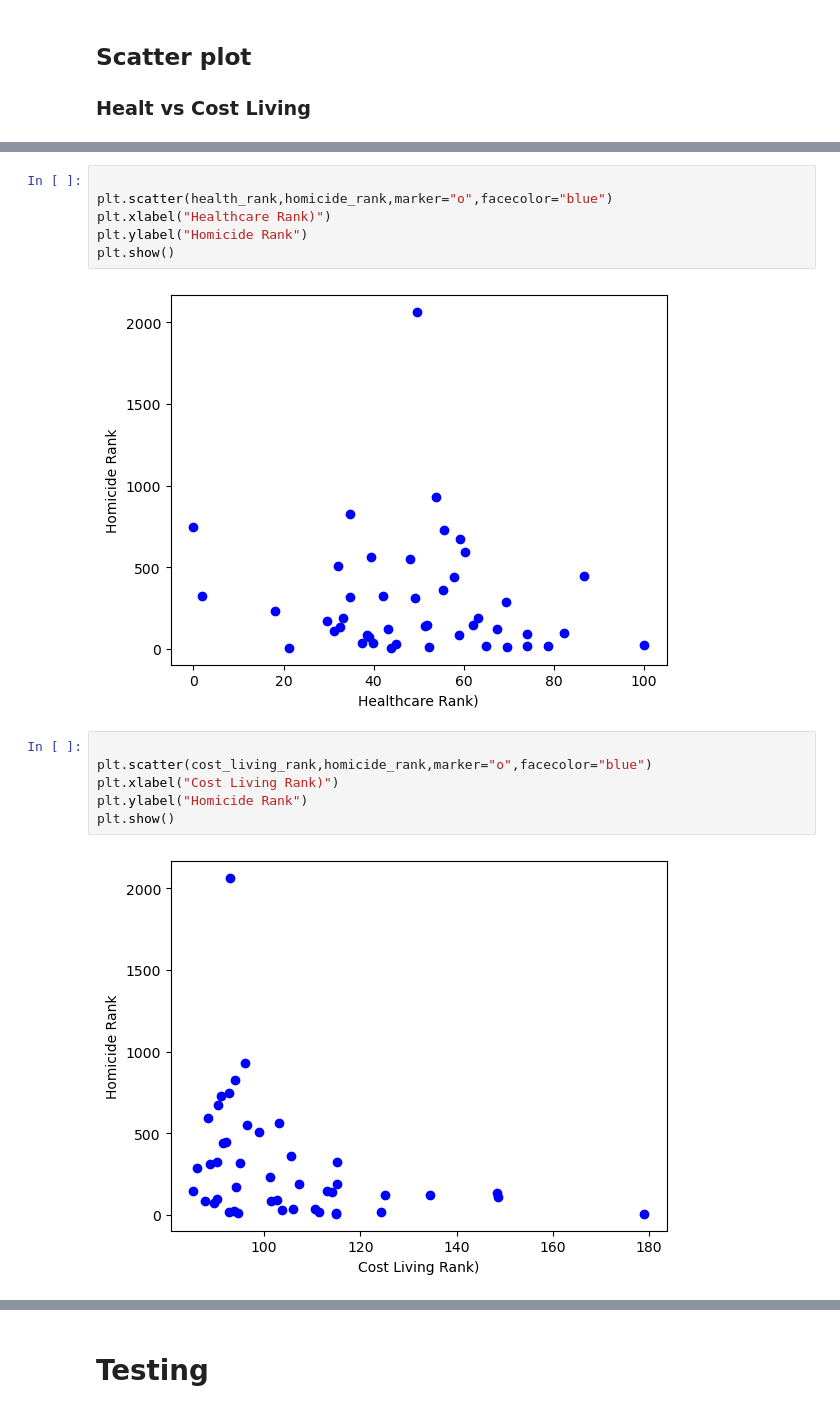
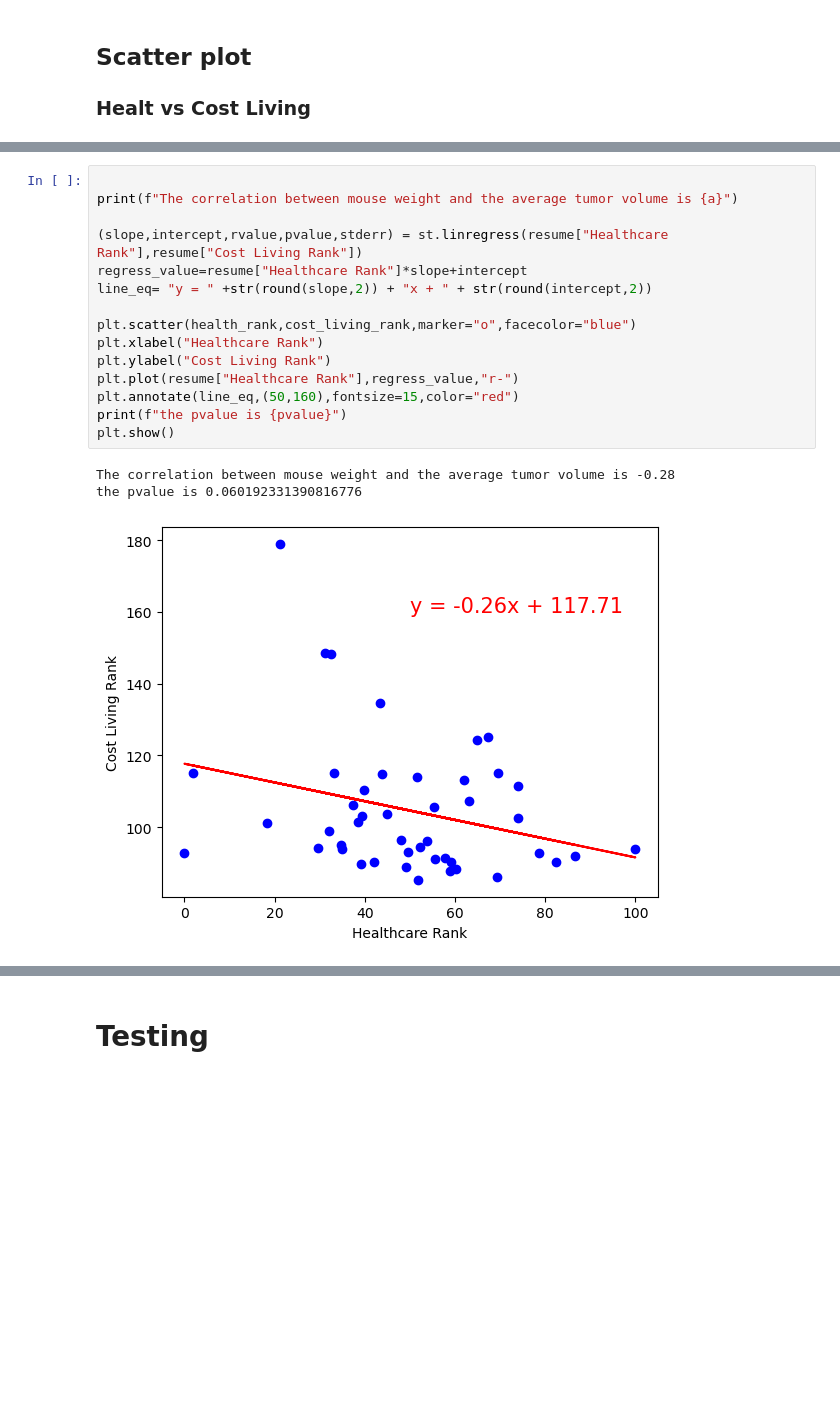
Before and after one commit to hrollin5/project_one, a Jupyter notebook: data_prep.ipynb, the cells around one changed output, grey strips where cells are left out. Cells and saved outputs as stored; diff of their text form; blank space fills up the shorter version.

```diff
--- a/data_prep.ipynb
+++ b/data_prep.ipynb
@@ -274,16 +272,19 @@ plt.show()
-# %%
-
-plt.scatter(health_rank,homicide_rank,marker="o",facecolor="blue")
-plt.xlabel("Healthcare Rank)")
-plt.ylabel("Homicide Rank")
-plt.show()
-# %% [output]
-[figure, removed]
-# %%
-
-plt.scatter(cost_living_rank,homicide_rank,marker="o",facecolor="blue")
-plt.xlabel("Cost Living Rank)")
-plt.ylabel("Homicide Rank")
-plt.show()
-# %% [output]
-[figure, removed]
+# %%
+
+print(f"The correlation between mouse weight and the average tumor volume is {a}")
+
+(slope,intercept,rvalue,pvalue,stderr) = st.linregress(resume["Healthcare Rank"],resume["Cost Living Rank"])
+regress_value=resume["Healthcare Rank"]*slope+intercept
+line_eq= "y = " +str(round(slope,2)) + "x + " + str(round(intercept,2))
+
+plt.scatter(health_rank,cost_living_rank,marker="o",facecolor="blue")
+plt.xlabel("Healthcare Rank")
+plt.ylabel("Cost Living Rank")
+plt.plot(resume["Healthcare Rank"],regress_value,"r-")
+plt.annotate(line_eq,(50,160),fontsize=15,color="red")
+print(f"the pvalue is {pvalue}")
+plt.show()
+# %% [output]
+The correlation between mouse weight and the average tumor volume is -0.28
+the pvalue is 0.060192331390816776
+[figure, added]
```
Also changed, not shown: parts of 11 cells of this notebook, 8 other files.
